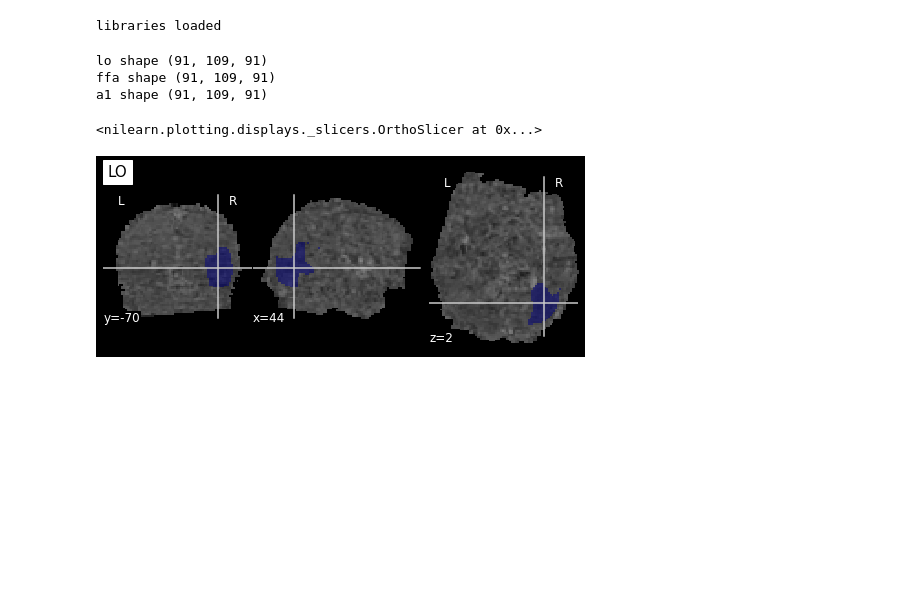
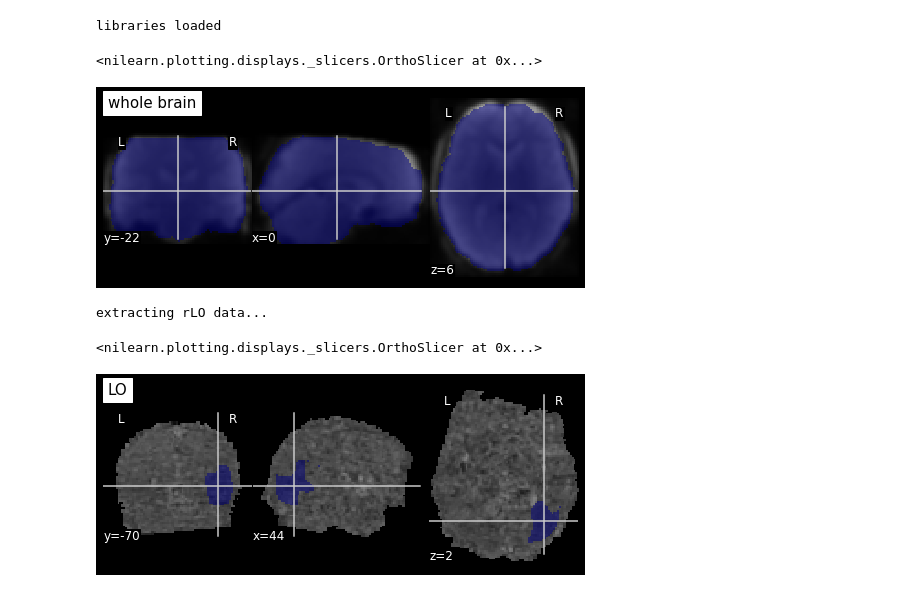
Before and after one commit to vayzenb/ginn, a Jupyter notebook: exps/test_data.ipynb, the cells around one changed output. Cells and saved outputs as stored; diff of their text form; code cells hidden in the pictures; blank space fills up the shorter version.

```diff
--- a/exps/test_data.ipynb
+++ b/exps/test_data.ipynb
@@ -42,4 +42,14 @@ subj = 'sub-NDAREG930XPP'
 clf = Ridge()
+# %%
+sub_vol = f'{subj_dir}/{subj}/{subj}_task-pixar_run-001_swrf_bold.nii.gz'
+
+whole_brain_mask = image.binarize_img(image.load_img(f'{subj_dir}/{subj}/{subj}_analysis_mask.nii.gz'))
+first_volume = image.index_img(sub_vol, 0)
+# %%
+plotting.plot_roi(whole_brain_mask, first_volume, title='whole brain',alpha=0.5)
+# %% [output]
+<nilearn.plotting.displays._slicers.OrthoSlicer at 0x...>
+[figure, added]
 # %%
 whole_brain_mask = image.load_img('/opt/fsl/6.0.3/data/standard/MNI152_T1_2mm_brain_mask.nii.gz')
 sub_vol = image.clean_img(image.load_img(f'{subj_dir}/{subj}/{subj}_task-movieDM_bold.nii.gz'),detrend=True,standardize=True)
@@ -56,7 +66,3 @@ first_mean_vol = image.index_img(mean_func, 0)
 lo_roi = image.binarize_img(image.load_img(f'{roi_dir}/rLO.nii.gz'))
 ffa_roi = image.binarize_img(image.load_img(f'{roi_dir}/rFFA.nii.gz'))
 a1_roi = image.binarize_img(image.load_img(f'{roi_dir}/lA1.nii.gz'))
-# %% [output]
-lo shape (91, 109, 91)
-ffa shape (91, 109, 91)
-a1 shape (91, 109, 91)
@@ -63,3 +124,15 @@ a1 shape (91, 109, 91)
+# %%
+sub_list = pd.read_csv(f'{curr_dir}/fmri/HBN-Site-CBIC.csv')
+
+curr_subs = get_existing_files(sub_list)
+curr_subs = curr_subs[curr_subs['age']>=18]
+curr_subs = curr_subs.drop_duplicates(subset ="sub",)
+curr_subs = curr_subs.reset_index()
+
+file_suf = 'movieDM'
+lo_data = extract_indiv_roi_data(curr_subs, 'rLO')
+# %% [output]
+extracting rLO data...
 # %%
 '''plot ROIs'''
 plotting.plot_roi(lo_roi, first_volume, title='LO', alpha=0.5)
```
Also changed, not shown: parts of 11 cells of this notebook, 10 other files.
